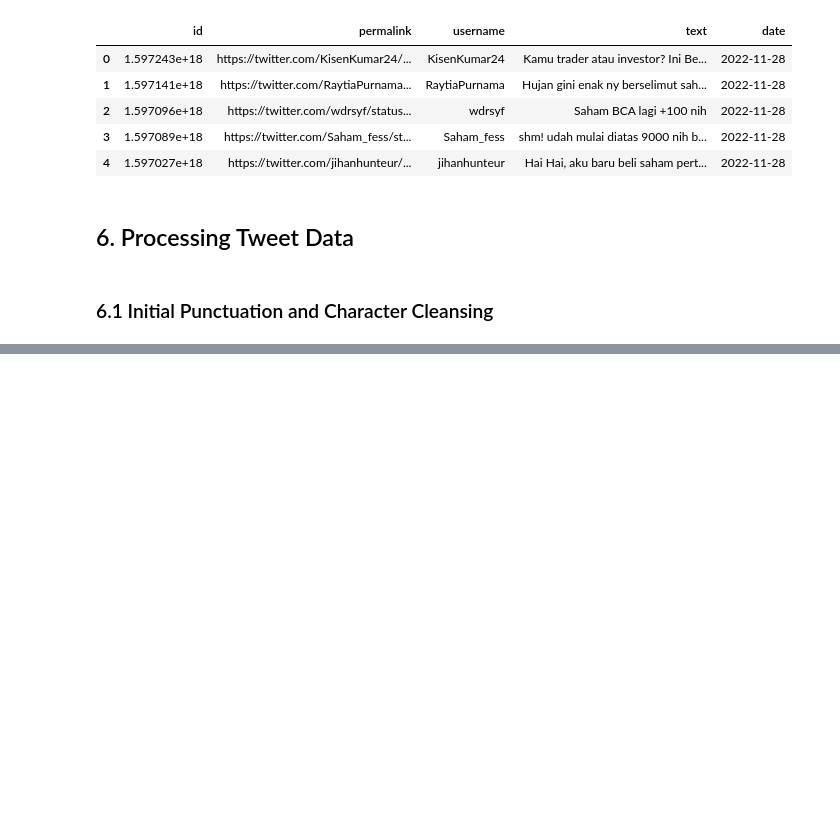
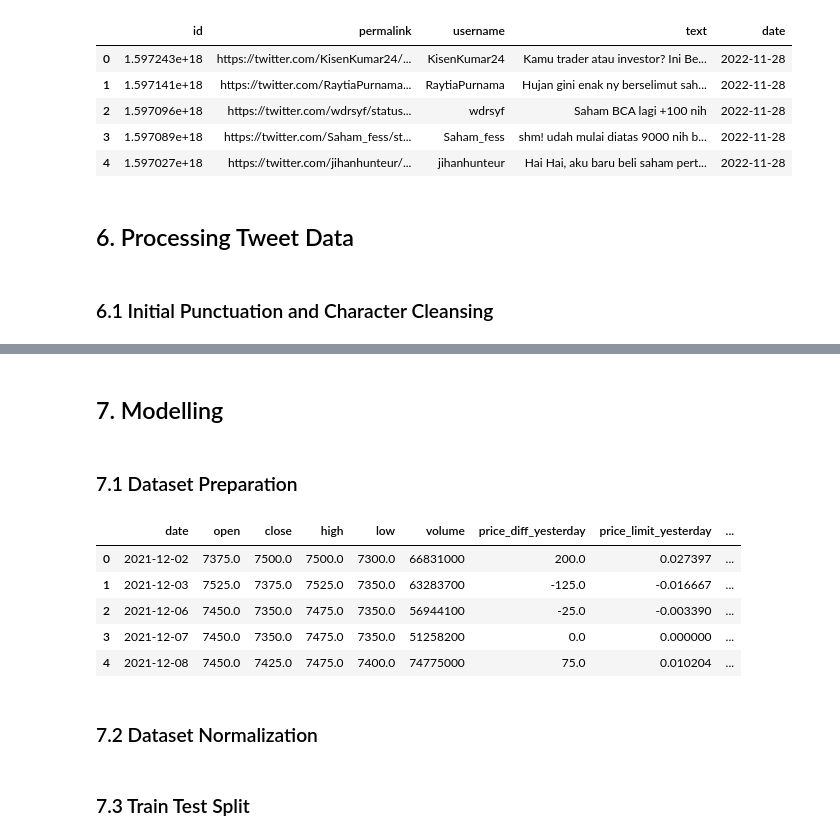
Before and after one commit to isaidhs/Data-Analytics-Notebook, a Jupyter notebook: bbca-stocks-forecasting-using-sentiment-analysis.ipynb, the cells around one changed output, grey strips where cells are left out. Saved outputs shown, nothing was run; the diff lists cells and outputs as text; code cells hidden in the pictures; blank space fills up the shorter version.

```diff
--- a/bbca-stocks-forecasting-using-sentiment-analysis.ipynb
+++ b/bbca-stocks-forecasting-using-sentiment-analysis.ipynb
@@ -212,0 +267,20 @@ error num :  0
+# %% [markdown]
+## 7. Modelling
+# %% [markdown]
+### 7.1 Dataset Preparation
+# %%
+dataset = pd.merge(stock,daily_sentiment_avg,left_on="date",right_on="date",how="inner")
+# Repositioning Target Columns
+target = dataset.target
+dataset = dataset.drop("target",axis=1)
+dataset["target"] = target
+dataset.head()
+# %% [output]
+|  | date | open | close | high | low | volume | price_diff_yesterday | price_limit_yesterday | ... |
+| 0 | 2021-12-02 | 7375.0 | 7500.0 | 7500.0 | 7300.0 | 66831000 | 200.0 | 0.027397 | ... |
+| 1 | 2021-12-03 | 7525.0 | 7375.0 | 7525.0 | 7350.0 | 63283700 | -125.0 | -0.016667 | ... |
+| 2 | 2021-12-06 | 7450.0 | 7350.0 | 7475.0 | 7350.0 | 56944100 | -25.0 | -0.003390 | ... |
+| 3 | 2021-12-07 | 7450.0 | 7350.0 | 7475.0 | 7350.0 | 51258200 | 0.0 | 0.000000 | ... |
+| 4 | 2021-12-08 | 7450.0 | 7425.0 | 7475.0 | 7400.0 | 74775000 | 75.0 | 0.010204 | ... |
+# %% [markdown]
+### 7.2 Dataset Normalization
@@ -212,0 +295,2 @@ error num :  0
+# %% [markdown]
+### 7.3 Train Test Split
```
Also changed, not shown: parts of 28 cells of this notebook.
